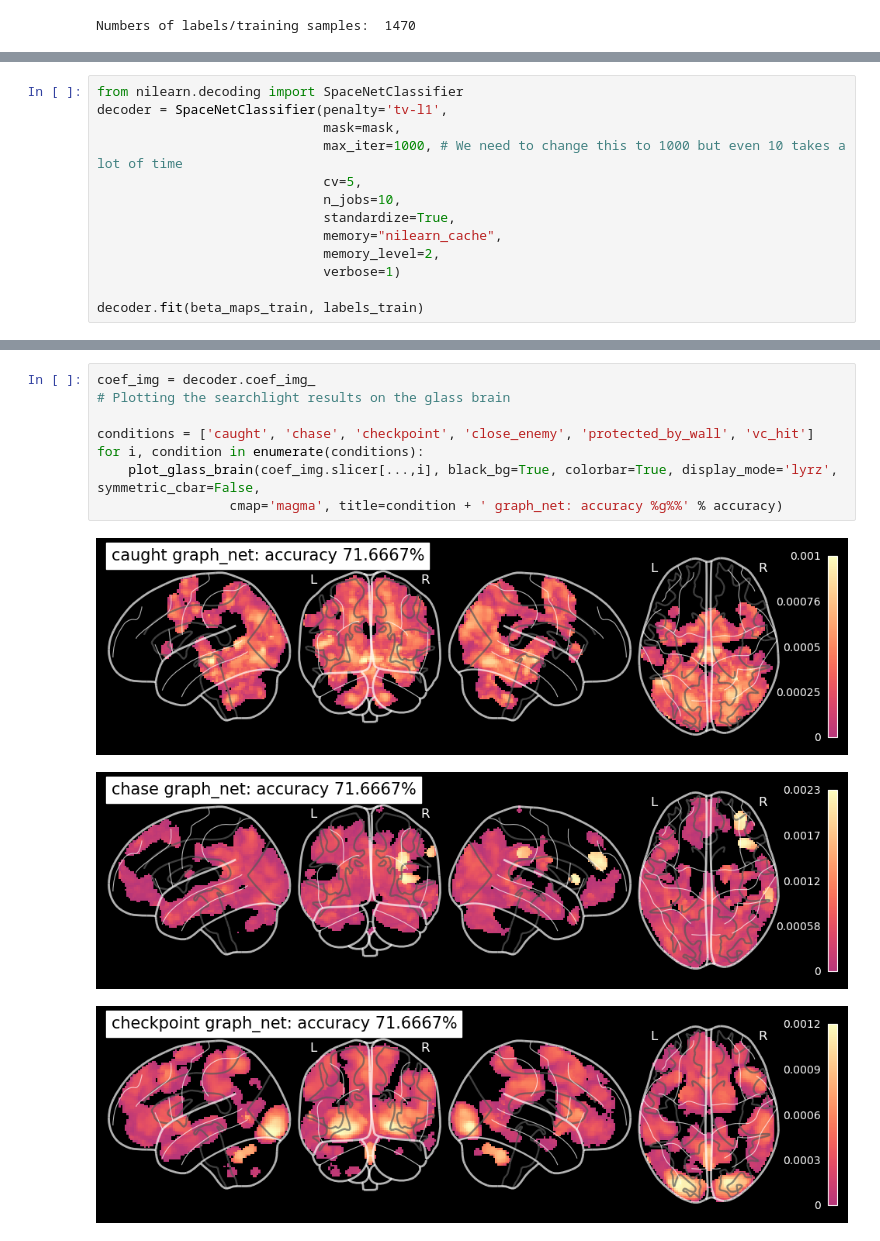
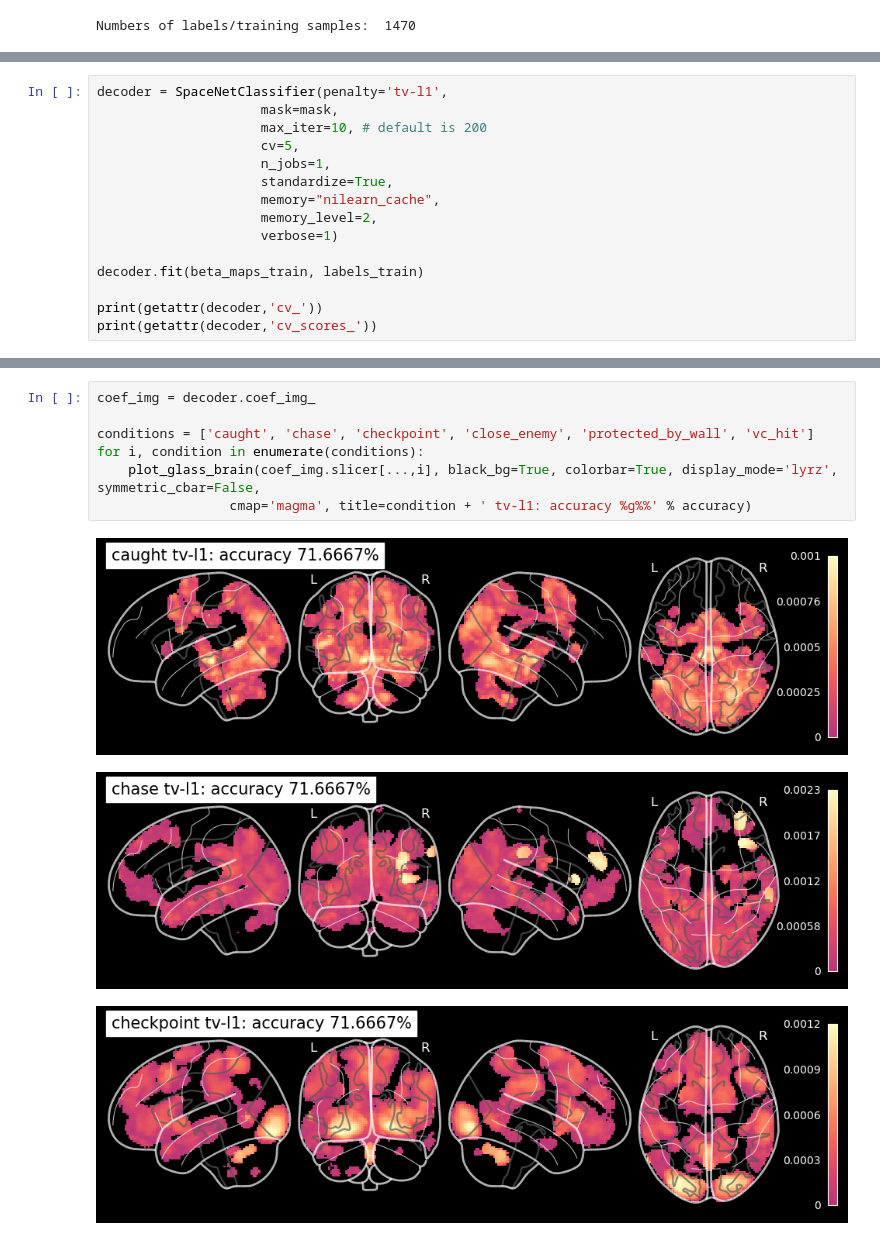
Before and after one commit to Alicia-max/MVPA_fMRI-Analysis, a Jupyter notebook: SpaceNet.ipynb, the cells around one changed output, grey strips where cells are left out. Cells and saved outputs as stored; diff of their text form.

Commit message:
SpaceNet run 5fold CV

```diff
--- a/SpaceNet.ipynb
+++ b/SpaceNet.ipynb
@@ -83,16 +78,18 @@ KeyboardInterrupt:
 # %%
-from nilearn.decoding import SpaceNetClassifier
 decoder = SpaceNetClassifier(penalty='tv-l1',
-                             mask=mask,
-                             max_iter=1000, # We need to change this to 1000 but even 10 takes a lot of time
-                             cv=5,
-                             n_jobs=10,
-                             standardize=True,
-                             memory="nilearn_cache",
-                             memory_level=2,
-                             verbose=1)
+                     mask=mask,
+                     max_iter=10, # default is 200
+                     cv=5,
+                     n_jobs=1,
+                     standardize=True,
+                     memory="nilearn_cache",
+                     memory_level=2,
+                     verbose=1)
 
 decoder.fit(beta_maps_train, labels_train)
+
+print(getattr(decoder,'cv_'))
+print(getattr(decoder,'cv_scores_'))
 # %% [output]
 [NiftiMasker.fit] Loading data from None
 [NiftiMasker.fit] Resampling mask
@@ -257,12 +124,11 @@ THIS IS A JOBLIB ISSUE. If you can, kindly provide the joblib's team with an
 # %%
 coef_img = decoder.coef_img_
-# Plotting the searchlight results on the glass brain
 
 conditions = ['caught', 'chase', 'checkpoint', 'close_enemy', 'protected_by_wall', 'vc_hit']
 for i, condition in enumerate(conditions):
     plot_glass_brain(coef_img.slicer[...,i], black_bg=True, colorbar=True, display_mode='lyrz', symmetric_cbar=False,
-                 cmap='magma', title=condition + ' graph_net: accuracy %g%%' % accuracy)
+                 cmap='magma', title=condition + ' tv-l1: accuracy %g%%' % accuracy)
 # %% [output]
-[figure, old version]
+[figure, new version]
-[figure, old version]
+[figure, new version]
-[figure, old version]
+[figure, new version]
```
Also changed, not shown: parts of 7 cells of this notebook, 1 other file.
